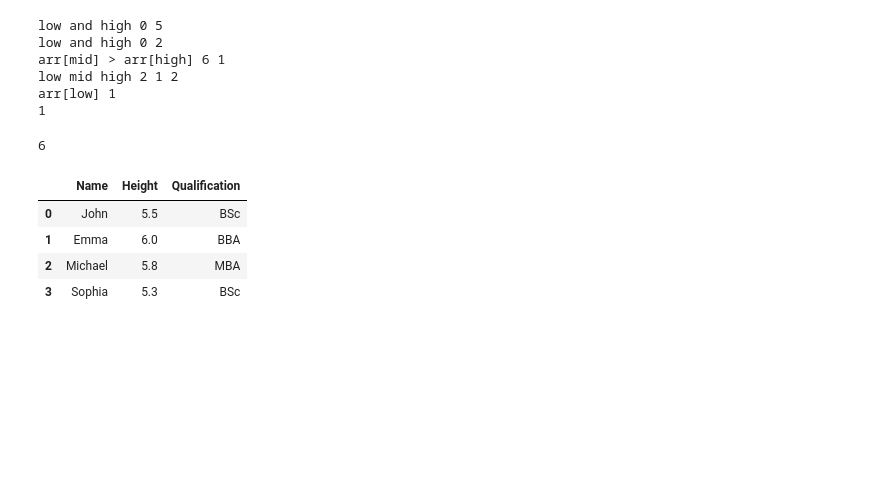
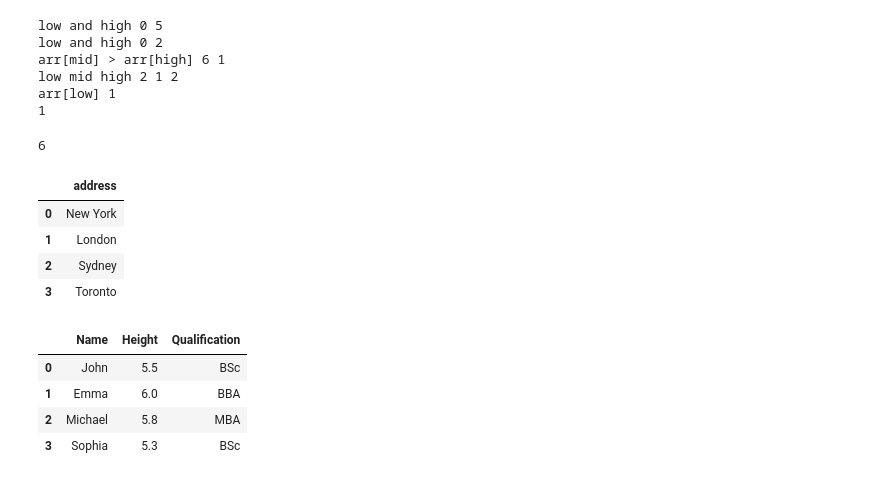
Before and after one commit to AKISHPOTHURI/DSA_Assignments, a Jupyter notebook: DSA.ipynb, the cells around one changed output. Saved outputs shown, nothing was run; the diff lists cells and outputs as text; code cells hidden in the pictures; blank space fills up the shorter version.

```diff
--- a/DSA.ipynb
+++ b/DSA.ipynb
@@ -355,6 +355,14 @@ address = ['New York', 'London', 'Sydney', 'Toronto']
 df_add = {'address': ['New York', 'London', 'Sydney', 'Toronto']}
 # %%
 df = pd.DataFrame(data)
+# %%
+pd.DataFrame(df_add)
+# %% [output]
+|  | address |
+| 0 | New York |
+| 1 | London |
+| 2 | Sydney |
+| 3 | Toronto |
 # %%
 df
 # %% [output]
```
Also changed, not shown: 1 other file.
